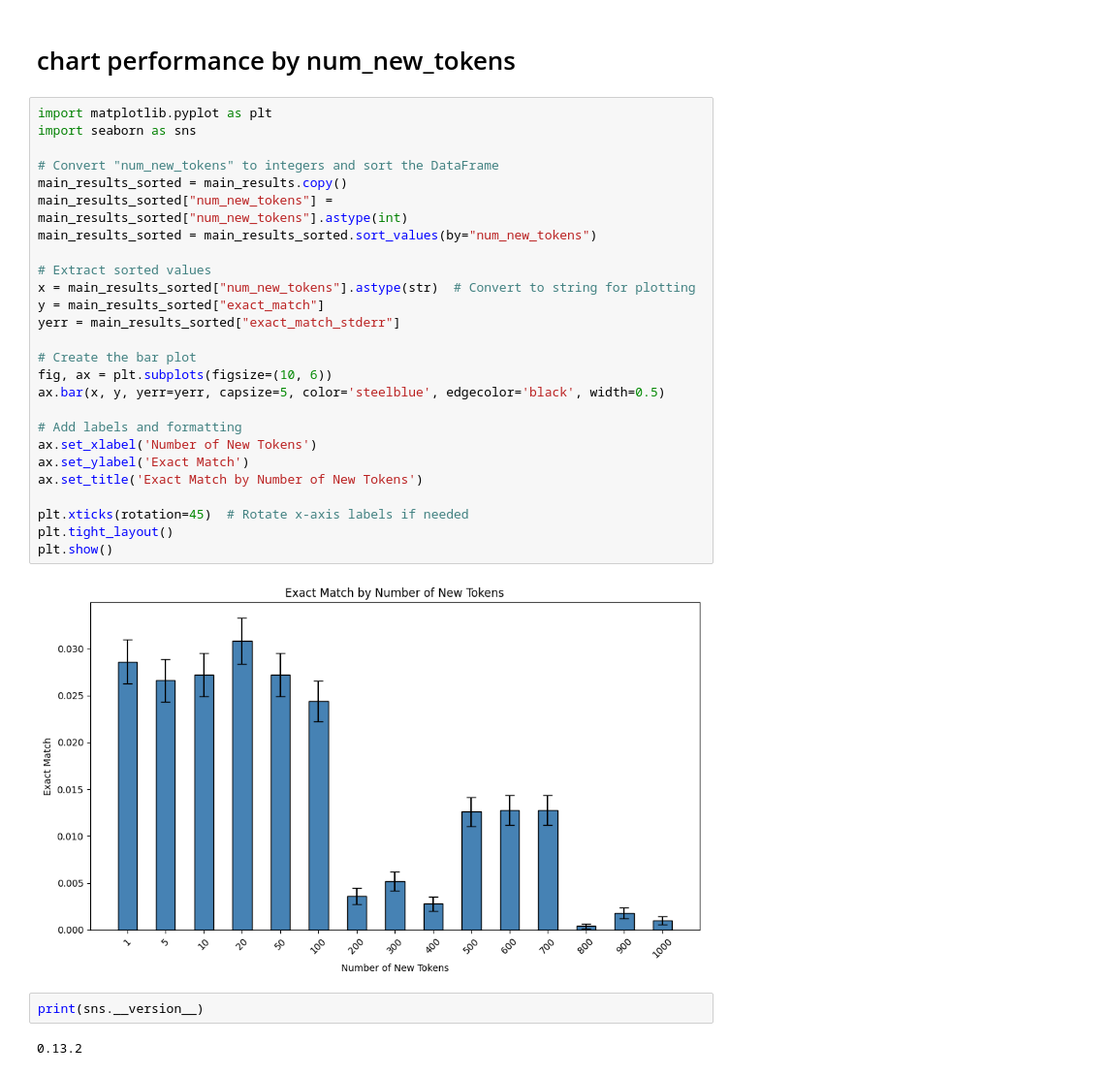
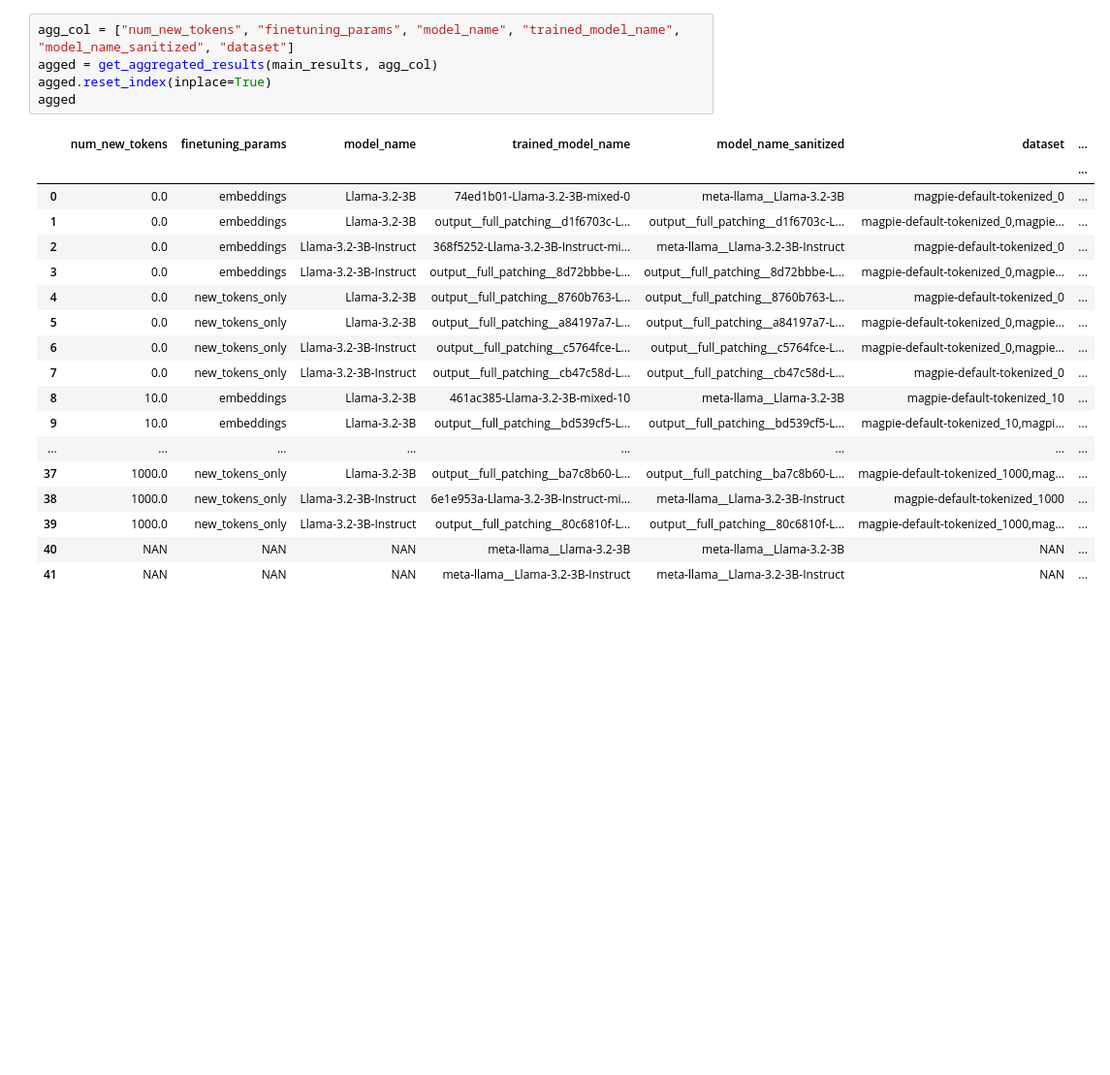
Before and after one commit to alexstein0/efficient_tokenization_for_inference, a Jupyter notebook: analyze_results.ipynb, the cells around one changed output. Shown at 97% size. Cells and saved outputs as stored; diff of their text form; blank space fills up the shorter version.

```diff
--- a/analyze_results.ipynb
+++ b/analyze_results.ipynb
@@ -129,34 +155,24 @@ embed.to_csv("tables/embedding.csv", sep=",")
-# %% [markdown]
-# chart performance by num_new_tokens
-# %%
-import matplotlib.pyplot as plt
-import seaborn as sns
-
-# Convert "num_new_tokens" to integers and sort the DataFrame
-main_results_sorted = main_results.copy()
-main_results_sorted["num_new_tokens"] = main_results_sorted["num_new_tokens"].astype(int)
-main_results_sorted = main_results_sorted.sort_values(by="num_new_tokens")
-
-# Extract sorted values
-x = main_results_sorted["num_new_tokens"].astype(str)  # Convert to string for plotting
-y = main_results_sorted["exact_match"]
-yerr = main_results_sorted["exact_match_stderr"]
-
-# Create the bar plot
-fig, ax = plt.subplots(figsize=(10, 6))
-ax.bar(x, y, yerr=yerr, capsize=5, color='steelblue', edgecolor='black', width=0.5)
-
-# Add labels and formatting
-ax.set_xlabel('Number of New Tokens')
-ax.set_ylabel('Exact Match')
-ax.set_title('Exact Match by Number of New Tokens')
-
-plt.xticks(rotation=45)  # Rotate x-axis labels if needed
-plt.tight_layout()
-plt.show()
-# %% [output]
-[figure, removed]
-# %%
-print(sns.__version__)
-# %% [output]
-0.13.2
+# %%
+agg_col = ["num_new_tokens", "finetuning_params", "model_name", "trained_model_name", "model_name_sanitized", "dataset"]
+agged = get_aggregated_results(main_results, agg_col)
+agged.reset_index(inplace=True)
+agged
+# %% [output]
+|  | num_new_tokens | finetuning_params | model_name | trained_model_name | model_name_sanitized | dataset | ... |
+|  |  |  |  |  |  |  | ... |
+| 0 | 0.0 | embeddings | Llama-3.2-3B | 74ed1b01-Llama-3.2-3B-mixed-0 | meta-llama__Llama-3.2-3B | magpie-default-tokenized_0 | ... |
+| 1 | 0.0 | embeddings | Llama-3.2-3B | output__full_patching__d1f6703c-L... | output__full_patching__d1f6703c-L... | magpie-default-tokenized_0,magpie... | ... |
+| 2 | 0.0 | embeddings | Llama-3.2-3B-Instruct | 368f5252-Llama-3.2-3B-Instruct-mi... | meta-llama__Llama-3.2-3B-Instruct | magpie-default-tokenized_0 | ... |
+| 3 | 0.0 | embeddings | Llama-3.2-3B-Instruct | output__full_patching__8d72bbbe-L... | output__full_patching__8d72bbbe-L... | magpie-default-tokenized_0,magpie... | ... |
+| 4 | 0.0 | new_tokens_only | Llama-3.2-3B | output__full_patching__8760b763-L... | output__full_patching__8760b763-L... | magpie-default-tokenized_0 | ... |
+| 5 | 0.0 | new_tokens_only | Llama-3.2-3B | output__full_patching__a84197a7-L... | output__full_patching__a84197a7-L... | magpie-default-tokenized_0,magpie... | ... |
+| 6 | 0.0 | new_tokens_only | Llama-3.2-3B-Instruct | output__full_patching__c5764fce-L... | output__full_patching__c5764fce-L... | magpie-default-tokenized_0,magpie... | ... |
+| 7 | 0.0 | new_tokens_only | Llama-3.2-3B-Instruct | output__full_patching__cb47c58d-L... | output__full_patching__cb47c58d-L... | magpie-default-tokenized_0 | ... |
+| 8 | 10.0 | embeddings | Llama-3.2-3B | 461ac385-Llama-3.2-3B-mixed-10 | meta-llama__Llama-3.2-3B | magpie-default-tokenized_10 | ... |
+| 9 | 10.0 | embeddings | Llama-3.2-3B | output__full_patching__bd539cf5-L... | output__full_patching__bd539cf5-L... | magpie-default-tokenized_10,magpi... | ... |
+| ... | ... | ... | ... | ... | ... | ... | ... |
+| 37 | 1000.0 | new_tokens_only | Llama-3.2-3B | output__full_patching__ba7c8b60-L... | output__full_patching__ba7c8b60-L... | magpie-default-tokenized_1000,mag... | ... |
+| 38 | 1000.0 | new_tokens_only | Llama-3.2-3B-Instruct | 6e1e953a-Llama-3.2-3B-Instruct-mi... | meta-llama__Llama-3.2-3B-Instruct | magpie-default-tokenized_1000 | ... |
+| 39 | 1000.0 | new_tokens_only | Llama-3.2-3B-Instruct | output__full_patching__80c6810f-L... | output__full_patching__80c6810f-L... | magpie-default-tokenized_1000,mag... | ... |
+| 40 | NAN | NAN | NAN | meta-llama__Llama-3.2-3B | meta-llama__Llama-3.2-3B | NAN | ... |
+| 41 | NAN | NAN | NAN | meta-llama__Llama-3.2-3B-Instruct | meta-llama__Llama-3.2-3B-Instruct | NAN | ... |
```
Also changed, not shown: parts of 24 cells of this notebook, 25 other files.
